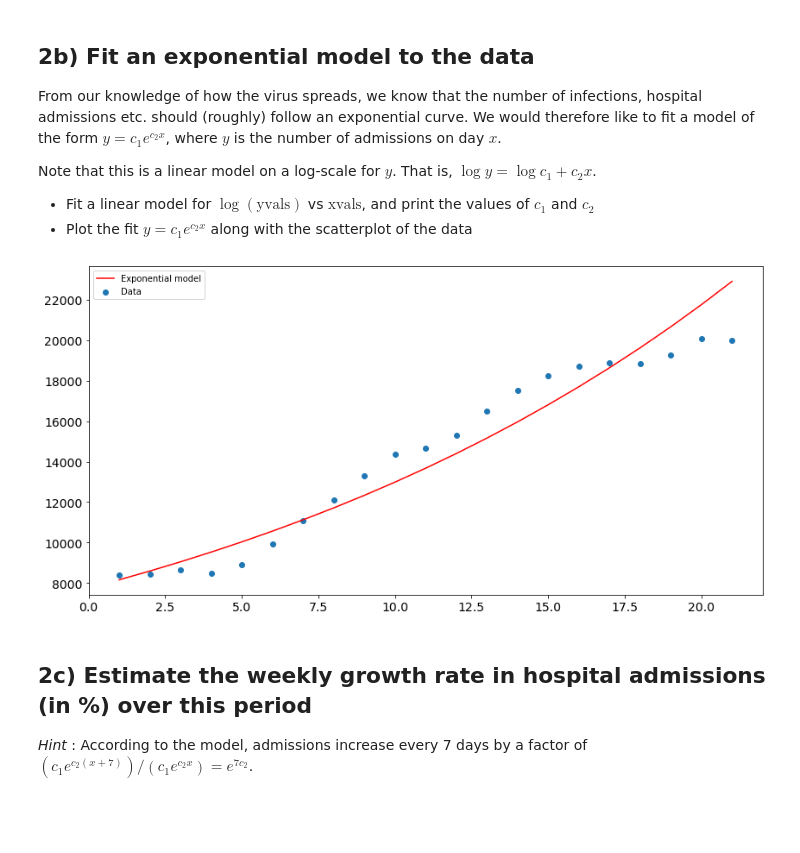
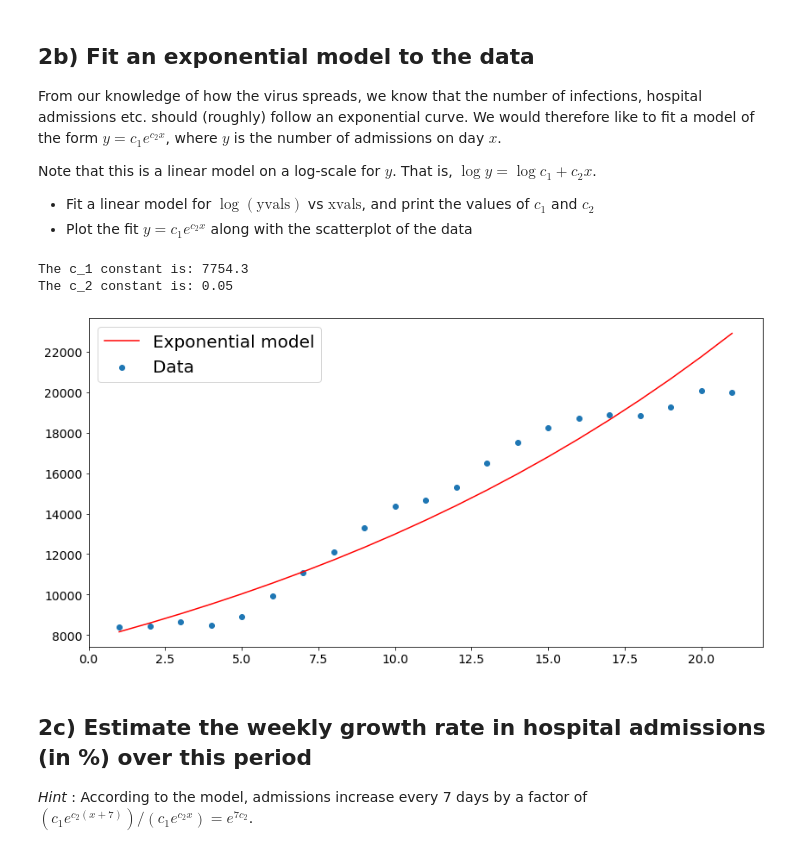
Before and after one commit to cmr67/IB-Data-Science, a Jupyter notebook: Exercises/02 Exercise Notebook 2.ipynb, the cells around one changed output. Drawn from its saved outputs; the diff is of its cells as text; code cells hidden in the pictures; blank space fills up the shorter version.

```diff
--- a/Exercises/02 Exercise Notebook 2.ipynb
+++ b/Exercises/02 Exercise Notebook 2.ipynb
@@ -88,10 +89,9 @@ Note that this is a linear model on a log-scale for $y$. That is, $\log y = \log
 - Fit a linear model for $\log(\text{yvals})$ vs $\text{xvals}$, and print the values of $c_1$ and $c_2$
 - Plot the fit $y = c_1 e^{c_2x}$ along with the scatterplot of the data
 # %%
-def polyreg(data_matrix, k):
+def polyreg(data_matrix, k): # This is the polyreg function for exercise 1
     # Your code here
-    # The function should return the the coefficient vector
-    # beta, the fit, and the vector of residuals
+    # The function should return the the coefficient vector beta, the fit, and the vector of residuals
 
     data_x = data_matrix[:,0]
     data_y = data_matrix[:,1]
@@ -102,41 +102,46 @@ def polyreg(data_matrix, k):
 
     if k >= N:
         k = N - 1
 
     else:
         k = k
 
     data_x_array = []
     for i in range(k+1): # working it out for every vaule of k
             x_calc = data_x ** i
             if i == 0:
                  data_x_array.append(all_ones)
             else:
                  data_x_array.append(x_calc)
 
     x2_trans = np.vstack(data_x_array)
     x2 = np.transpose(x2_trans)
 
     beta_poly = np.linalg.lstsq(x2, data_y, rcond=None)[0]
     fit_poly = x2.dot(beta_poly)
     resid = data_y - fit_poly
 
 
     return beta_poly, fit_poly, resid
 
-ln_yvals = np.vectorize(lambda x: np.log(x))(yvals)
-data_matrix = np.swapaxes(np.array((xvals, ln_yvals)), 0, 1)
+ln_yvals = np.vectorize(lambda x: np.log(x))(yvals) # Calculating the log value of the y values
+data_matrix = np.swapaxes(np.array((xvals, ln_yvals)), 0, 1) # Getting the data matrix
 
-beta_exp, fit_exp, resid_exp = polyreg(data_matrix, 1)
-c = [np.exp(beta_exp[0]), beta_exp[1]]
-fit_exp = np.vectorize(lambda x: c[0]*np.exp(c[1]*x))(xvals)
+beta_exp, fit_exp, resid_exp = polyreg(data_matrix, 1) # Getting the corresponding results from the polyreg for k = 1
+c = [np.exp(beta_exp[0]), beta_exp[1]] # Calculating the constants
+fit_exp = np.vectorize(lambda x: c[0]*np.exp(c[1]*x))(xvals) # Calculating the fit
 
-plt.scatter(xvals, yvals, label = 'Data')
+print('The c_1 constant is:', np.round(c[0], 2)) # Printing the constant
+print('The c_2 constant is:', np.round(c[1], 2))
+
+plt.scatter(xvals, yvals, label = 'Data') #Printing the scatter and the fit
 plt.plot(xvals, fit_exp, 'r', label = 'Exponential model')
-plt.legend()
+plt.legend(fontsize = 20)
 plt.show()
 # %% [output]
+The c_1 constant is: 7754.3
+The c_2 constant is: 0.05
-[figure, old version]
+[figure, new version]
 # %% [markdown]
 ## 2c) Estimate the weekly growth rate in hospital admissions (in \%) over this period
 
```
Also changed, not shown: parts of 2 cells of this notebook, 2 other files.
